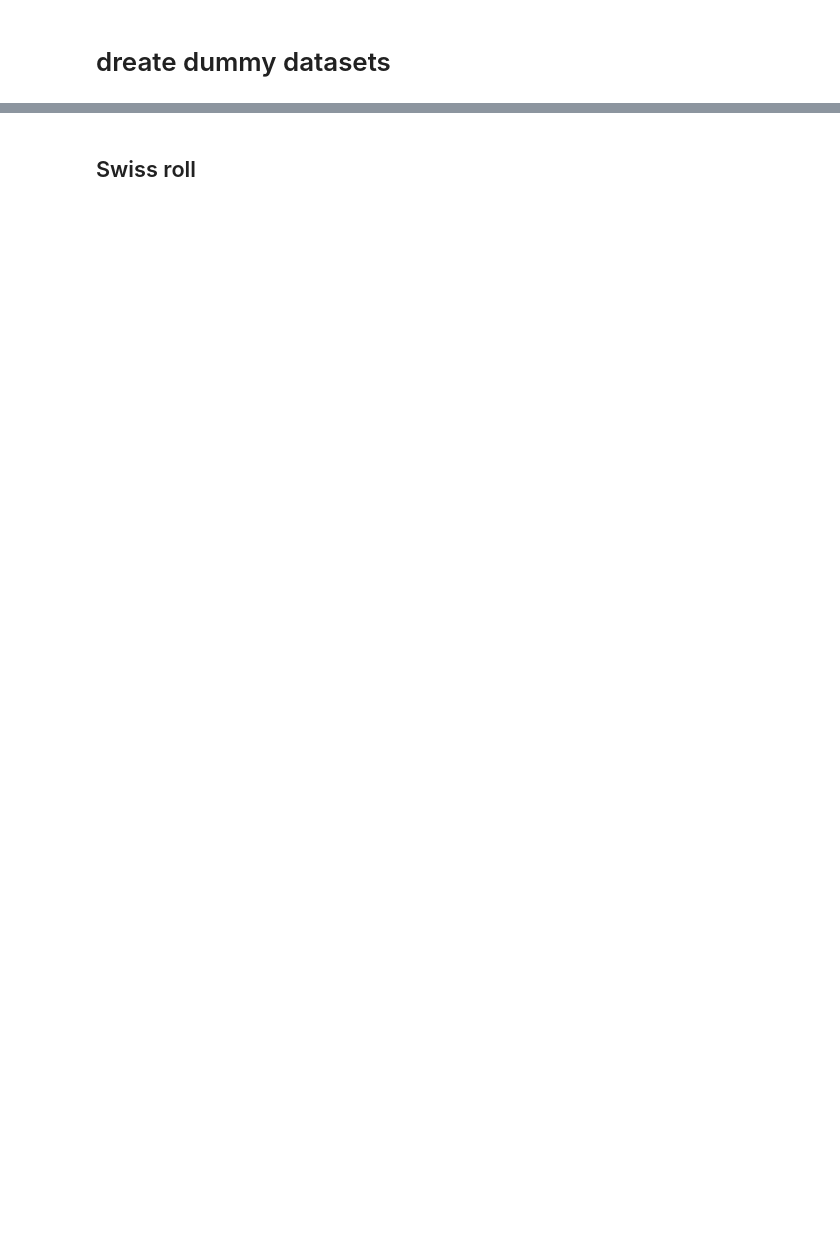
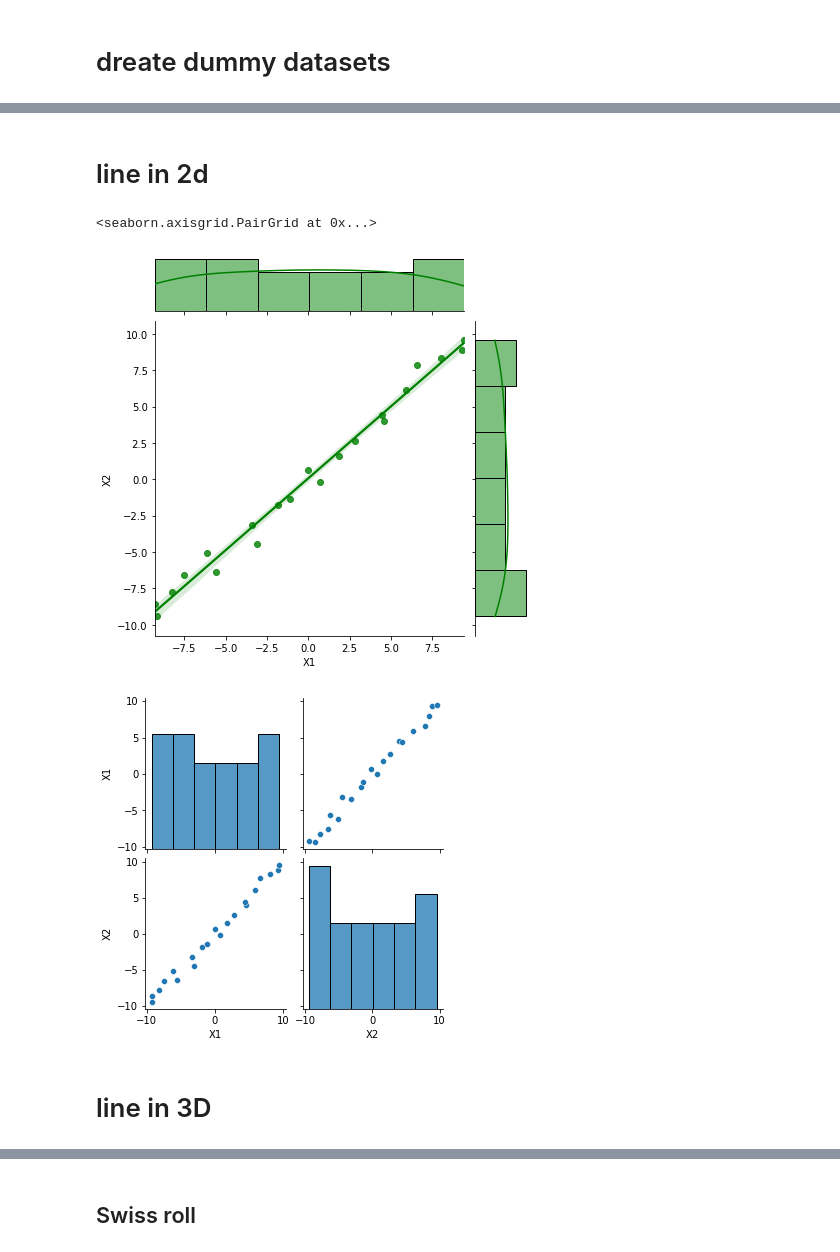
Before and after one commit to ansuini/dottorato_AI_area, a Jupyter notebook: Ex2/datasets/create_datasets.ipynb, the cells around one changed output, grey strips where cells are left out. Saved outputs shown, nothing was run; the diff lists cells and outputs as text; code cells hidden in the pictures; blank space fills up the shorter version.

```diff
--- a/Ex2/datasets/create_datasets.ipynb
+++ b/Ex2/datasets/create_datasets.ipynb
@@ -22,0 +12,28 @@ df
+# %% [markdown]
+# line in 2d
+# %%
+#line in 2d
+xmin, xmax  = -10.0, 10.0
+n = int(xmax-xmin+1)
+m, q,       = 1.0, 0
+noise       = .50
+
+np.random.seed(1)
+df = pd.DataFrame()
+df['X1'] = np.array(np.linspace(xmin, xmax, n))
+df['X2']  = [m*t  + q  for t in df.X1]
+#add some noise
+df['X1']  = [t + np.random.normal(0, noise) for t in df.X1]
+
+df['X2']  = [t + np.random.normal(0, noise) for t in df.X2]
+
+df.to_csv('line2D.csv', index = False)
+
+sns.jointplot(x= "X1", y="X2", data=df, kind="reg", color = 'g')
+sns.pairplot(data=df)
+# %% [output]
+<seaborn.axisgrid.PairGrid at 0x...>
+[figure, added]
+[figure, added]
+# %% [markdown]
+# line in 3D
```
Also changed, not shown: parts of 10 cells of this notebook, 19 other files.
